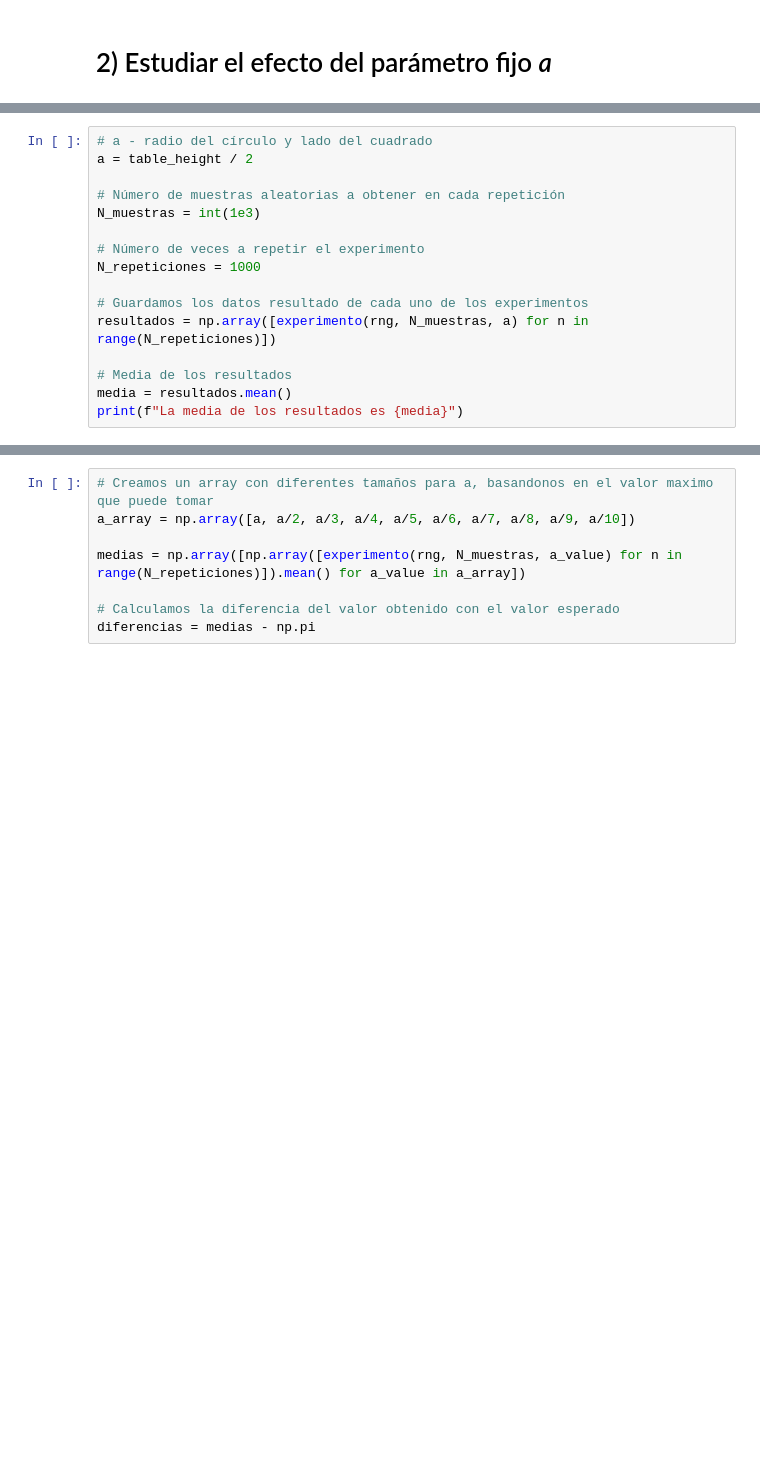
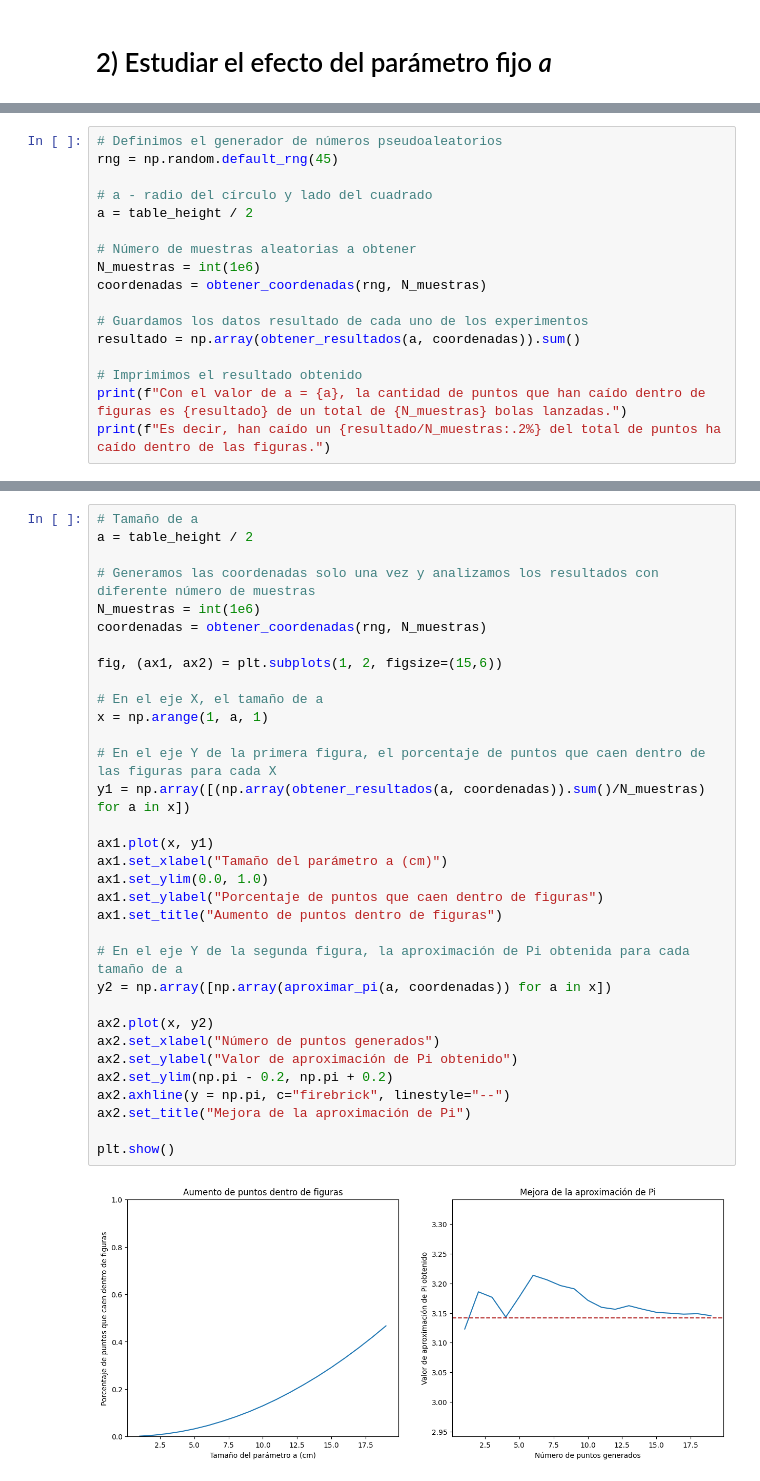
Before and after one commit to sergio-gcascon/pi_approximation, a Jupyter notebook: PiApproximation.ipynb, the cells around one changed output, grey strips where cells are left out. Drawn from its saved outputs; the diff is of its cells as text; blank space fills up the shorter version.

```diff
--- a/PiApproximation.ipynb
+++ b/PiApproximation.ipynb
@@ -210,19 +215,20 @@ Para poder demostrarlo matemáticamente, podemos apoyarnos en la estadística.
 
 Los primeros experimentos los hemos realizado estableciendo _a_ como la mitad de la altura de la superficie. Esto se debe a que es el mayor valor que podemos establecer de radio del círculo y que se mantenga dentro de la superficie.
 # %%
+# Definimos el generador de números pseudoaleatorios
+rng = np.random.default_rng(45)
+
 # a - radio del círculo y lado del cuadrado
 a = table_height / 2
 
-# Número de muestras aleatorias a obtener en cada repetición
-N_muestras = int(1e3)
-
-# Número de veces a repetir el experimento
-N_repeticiones = 1000
+# Número de muestras aleatorias a obtener
+N_muestras = int(1e6)
+coordenadas = obtener_coordenadas(rng, N_muestras)
 
 # Guardamos los datos resultado de cada uno de los experimentos
-resultados = np.array([experimento(rng, N_muestras, a) for n in range(N_repeticiones)])
+resultado = np.array(obtener_resultados(a, coordenadas)).sum()
 
-# Media de los resultados
-media = resultados.mean()
-print(f"La media de los resultados es {media}")
+# Imprimimos el resultado obtenido
+print(f"Con el valor de a = {a}, la cantidad de puntos que han caído dentro de figuras es {resultado} de un total de {N_muestras} bolas lanzadas.")
+print(f"Es decir, han caído un {resultado/N_muestras:.2%} del total de puntos ha caído dentro de las figuras.")
 # %% [output]
@@ -230,8 +289,35 @@ La media de los resultados es 3.1581324059984484
 # %%
-# Creamos un array con diferentes tamaños para a, basandonos en el valor maximo que puede tomar
-a_array = np.array([a, a/2, a/3, a/4, a/5, a/6, a/7, a/8, a/9, a/10])
+# Tamaño de a
+a = table_height / 2
 
-medias = np.array([np.array([experimento(rng, N_muestras, a_value) for n in range(N_repeticiones)]).mean() for a_value in a_array])
+# Generamos las coordenadas solo una vez y analizamos los resultados con diferente número de muestras
+N_muestras = int(1e6)
+coordenadas = obtener_coordenadas(rng, N_muestras)
 
-# Calculamos la diferencia del valor obtenido con el valor esperado
-diferencias = medias - np.pi
+fig, (ax1, ax2) = plt.subplots(1, 2, figsize=(15,6))
+
+# En el eje X, el tamaño de a
+x = np.arange(1, a, 1)
+
+# En el eje Y de la primera figura, el porcentaje de puntos que caen dentro de las figuras para cada X
+y1 = np.array([(np.array(obtener_resultados(a, coordenadas)).sum()/N_muestras) for a in x])
+
+ax1.plot(x, y1)
+ax1.set_xlabel("Tamaño del parámetro a (cm)")
+ax1.set_ylim(0.0, 1.0)
+ax1.set_ylabel("Porcentaje de puntos que caen dentro de figuras")
+ax1.set_title("Aumento de puntos dentro de figuras")
+
+# En el eje Y de la segunda figura, la aproximación de Pi obtenida para cada tamaño de a
+y2 = np.array([np.array(aproximar_pi(a, coordenadas)) for a in x])
+
+ax2.plot(x, y2)
+ax2.set_xlabel("Número de puntos generados")
+ax2.set_ylabel("Valor de aproximación de Pi obtenido")
+ax2.set_ylim(np.pi - 0.2, np.pi + 0.2)
+ax2.axhline(y = np.pi, c="firebrick", linestyle="--")
+ax2.set_title("Mejora de la aproximación de Pi")
+
+plt.show()
+# %% [output]
+[figure, added]
```
Also changed, not shown: parts of 42 cells of this notebook, 1 other file.
